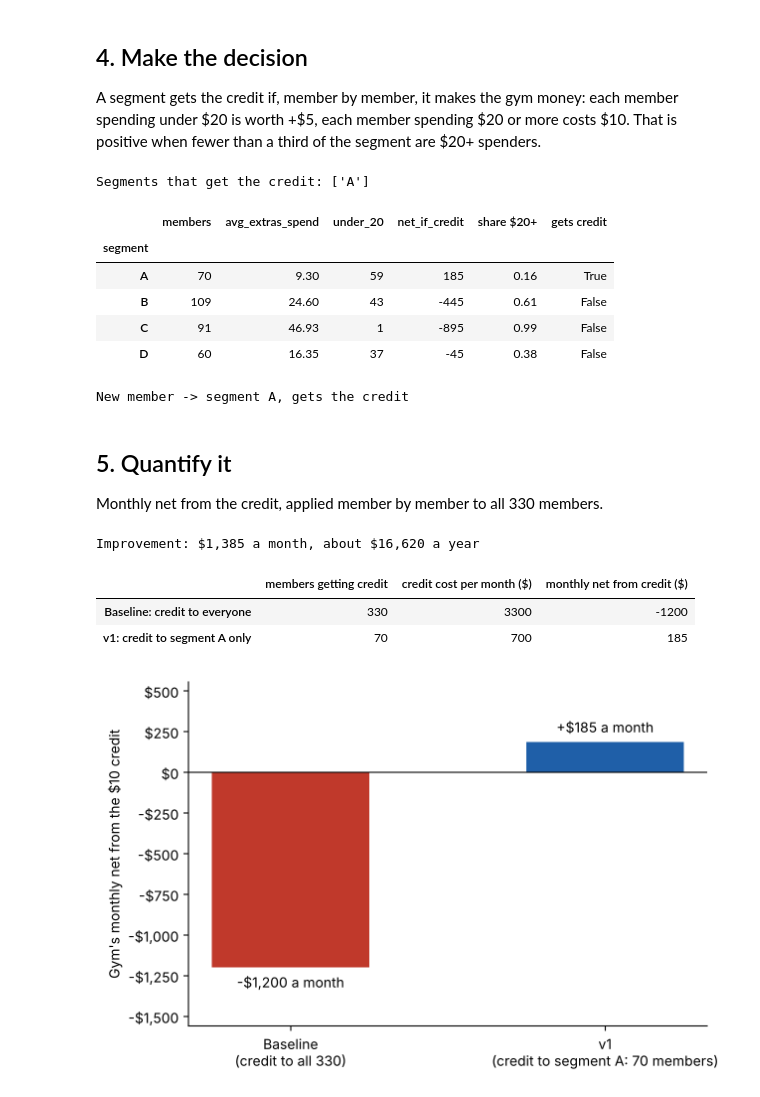
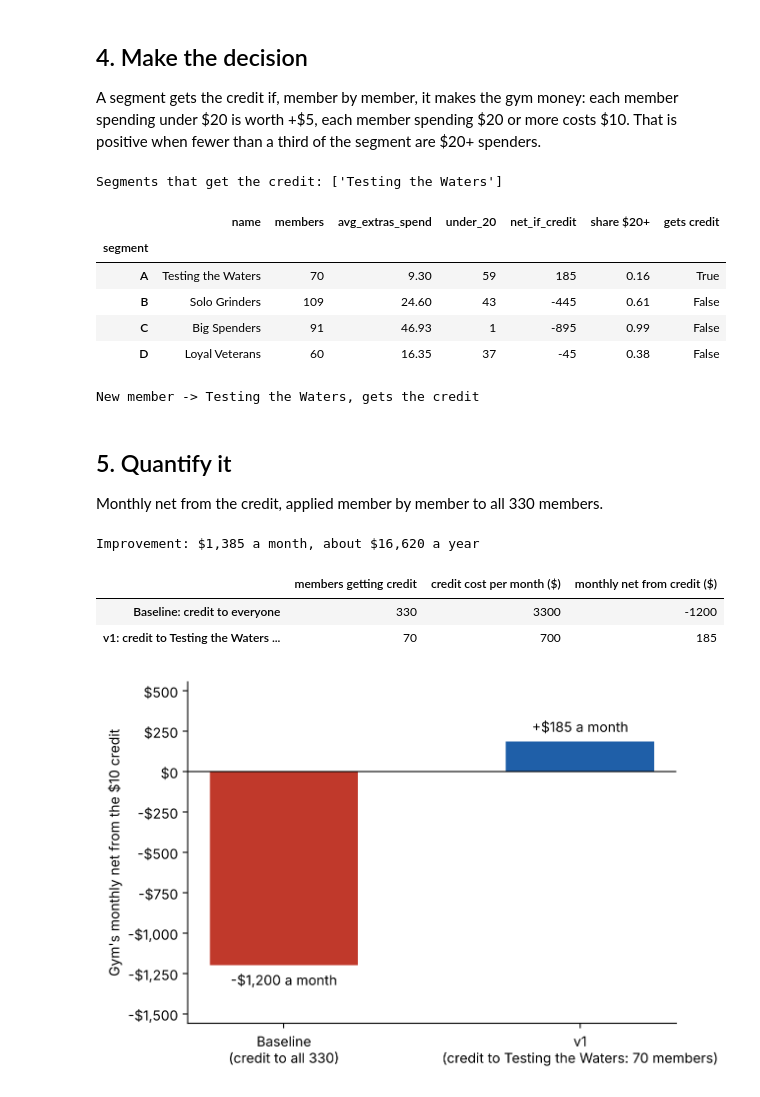
Before and after one commit to ams10013/Ali-Shehadi-Modeling---clustering, a Jupyter notebook: analysis.ipynb, the cells around one changed output. Cells and saved outputs as stored; diff of their text form; code cells hidden in the pictures.

```diff
--- a/analysis.ipynb
+++ b/analysis.ipynb
@@ -123,11 +123,15 @@ centers = pd.DataFrame(scaler.inverse_transform(v1.cluster_centers_), columns=FE
 order = centers["age"].sort_values().index
 label_of = {cluster: letter for cluster, letter in zip(order, "ABCD")}
 
+# Names given to each segment after reading its center (see the descriptions below)
+SEGMENT_NAMES = {"A": "Testing the Waters", "B": "Solo Grinders", "C": "Big Spenders", "D": "Loyal Veterans"}
+
 gym["segment"] = [label_of[c] for c in v1.predict(scaler.transform(gym[FEATURES]))]
 train_counts = pd.Series([label_of[c] for c in v1.labels_]).value_counts()
 
 profile = centers.rename(index=label_of).sort_index().round(1)
 profile["training members"] = train_counts.sort_index()
 profile["all members"] = gym["segment"].value_counts().sort_index()
+profile.insert(0, "name", profile.index.map(SEGMENT_NAMES))
 profile
 # %% [output]
@@ -184,30 +188,31 @@ by_seg = gym.groupby("segment").agg(
 by_seg["share $20+"] = (1 - by_seg["under_20"] / by_seg["members"]).round(2)
 by_seg["avg_extras_spend"] = by_seg["avg_extras_spend"].round(2)
 by_seg["gets credit"] = by_seg["net_if_credit"] > 0
+by_seg.insert(0, "name", by_seg.index.map(SEGMENT_NAMES))
 CREDIT_SEGMENTS = set(by_seg.index[by_seg["gets credit"]])
-print("Segments that get the credit:", sorted(CREDIT_SEGMENTS))
+print("Segments that get the credit:", [SEGMENT_NAMES[x] for x in sorted(CREDIT_SEGMENTS)])
 by_seg
 # %% [output]
-Segments that get the credit: ['A']
+Segments that get the credit: ['Testing the Waters']
-|  | members | avg_extras_spend | under_20 | net_if_credit | share $20+ | gets credit |
-| segment |  |  |  |  |  |  |
-| A | 70 | 9.30 | 59 | 185 | 0.16 | True |
-| B | 109 | 24.60 | 43 | -445 | 0.61 | False |
-| C | 91 | 46.93 | 1 | -895 | 0.99 | False |
-| D | 60 | 16.35 | 37 | -45 | 0.38 | False |
+|  | name | members | avg_extras_spend | under_20 | net_if_credit | share $20+ | gets credit |
+| segment |  |  |  |  |  |  |  |
+| A | Testing the Waters | 70 | 9.30 | 59 | 185 | 0.16 | True |
+| B | Solo Grinders | 109 | 24.60 | 43 | -445 | 0.61 | False |
+| C | Big Spenders | 91 | 46.93 | 1 | -895 | 0.99 | False |
+| D | Loyal Veterans | 60 | 16.35 | 37 | -45 | 0.38 | False |
 # %%
 def segment_and_credit(member, model=v1, scaler=scaler):
-    """member: dict with the six feature columns. Returns (segment letter, gets credit True/False)."""
+    """member: dict with the six feature columns. Returns (segment name, gets credit True/False)."""
     row = scaler.transform(pd.DataFrame([member])[FEATURES])
     seg = label_of[model.predict(row)[0]]
-    return seg, seg in CREDIT_SEGMENTS
+    return SEGMENT_NAMES[seg], seg in CREDIT_SEGMENTS
 
 new_member = dict(age=30, visits_per_month=4, avg_visit_minutes=42, classes_per_month=1,
                   months_member=5, monthly_extras_spend=10)
 seg, credit = segment_and_credit(new_member)
-print(f"New member -> segment {seg}, {'gets' if credit else 'does not get'} the credit")
+print(f"New member -> {seg}, {'gets' if credit else 'does not get'} the credit")
 # %% [output]
-New member -> segment A, gets the credit
+New member -> Testing the Waters, gets the credit
 # %% [markdown]
 ## 5. Quantify it
 
@@ -216,35 +221,36 @@ Monthly net from the credit, applied member by member to all 330 members.
 baseline_net = gym["net_if_credit"].sum()
 v1_net = gym.loc[gym["segment"].isin(CREDIT_SEGMENTS), "net_if_credit"].sum()
 n_credit = gym["segment"].isin(CREDIT_SEGMENTS).sum()
+credit_names = " and ".join(SEGMENT_NAMES[x] for x in sorted(CREDIT_SEGMENTS))
 
 value = pd.DataFrame({
     "members getting credit": [len(gym), n_credit],
     "credit cost per month ($)": [len(gym) * CREDIT_COST, n_credit * CREDIT_COST],
     "monthly net from credit ($)": [baseline_net, v1_net],
-}, index=["Baseline: credit to everyone", f"v1: credit to segment {', '.join(sorted(CREDIT_SEGMENTS))} only"])
+}, index=["Baseline: credit to everyone", f"v1: credit to {credit_names} only"])
 print(f"Improvement: ${v1_net - baseline_net:,} a month, about ${12 * (v1_net - baseline_net):,} a year")
 value
 # %% [output]
 Improvement: $1,385 a month, about $16,620 a year
 |  | members getting credit | credit cost per month ($) | monthly net from credit ($) |
 | Baseline: credit to everyone | 330 | 3300 | -1200 |
-| v1: credit to segment A only | 70 | 700 | 185 |
+| v1: credit to Testing the Waters ... | 70 | 700 | 185 |
 # %%
 money = lambda v: f"-${abs(v):,.0f}" if v < 0 else f"+${v:,.0f}"
 fig, ax = plt.subplots(figsize=(6.5, 4.2))
-labels = ["Baseline\n(credit to all 330)", f"v1\n(credit to segment {', '.join(sorted(CREDIT_SEGMENTS))}: {n_credit} members)"]
+labels = ["Baseline\n(credit to all 330)", f"v1\n(credit to {credit_names}: {n_credit} members)"]
 vals = [baseline_net, v1_net]
 bars = ax.bar(labels, vals, color=["#c0392b", "#1f5fa8"], width=0.5)
 ax.axhline(0, color="black", lw=0.8)
 for b, v in zip(bars, vals):
     ax.text(b.get_x() + b.get_width() / 2, v + (40 if v >= 0 else -40), f"{money(v)} a month",
             ha="center", va="bottom" if v >= 0 else "top", fontsize=10)
 ax.set_ylabel("Gym's monthly net from the $10 credit")
 ax.yaxis.set_major_formatter(plt.FuncFormatter(lambda x, _: money(x).replace("+", "")))
 ax.set_ylim(min(vals) * 1.3, max(vals) * 3)
 ax.spines[["top", "right"]].set_visible(False)
 fig.tight_layout()
 fig.savefig("figures/monthly_net.png", dpi=200)
 plt.show()
 # %% [output]
-[figure, old version]
+[figure, new version]
```
Also changed, not shown: parts of 2 cells of this notebook, 2 other files.
